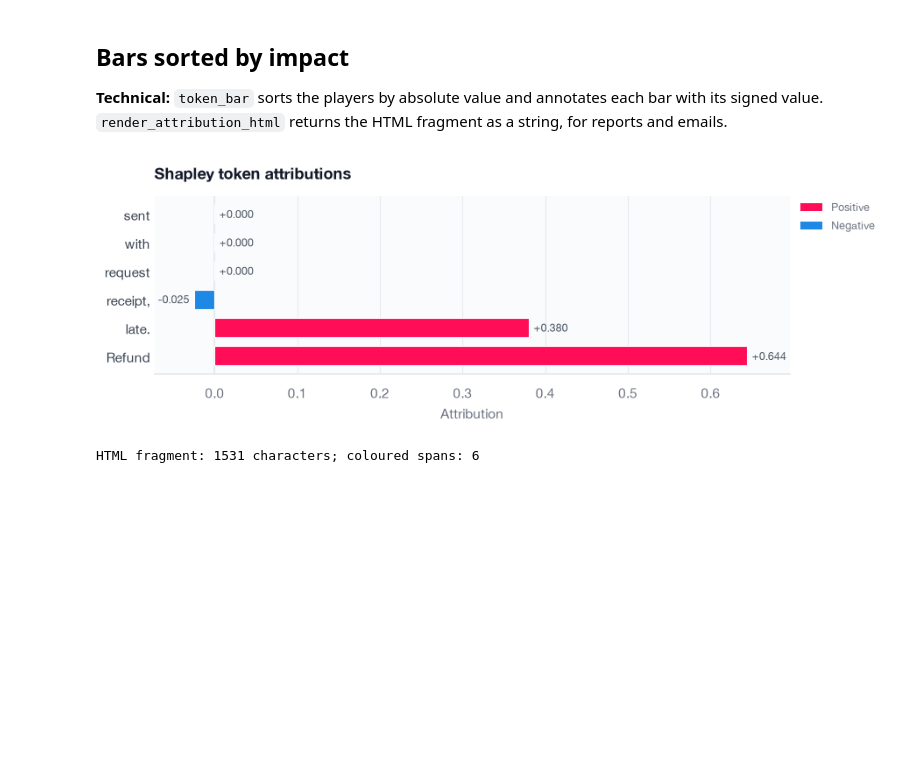
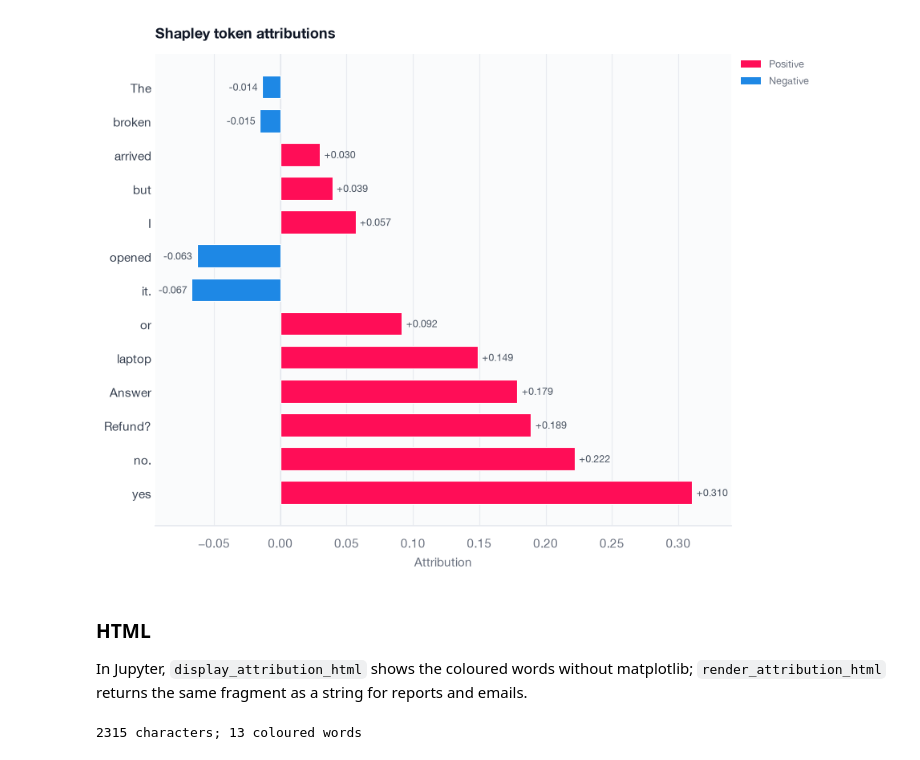
Before and after one commit to Pawlo77/MLLM-SHAP, a Jupyter notebook: examples/attribution_viz.ipynb, the cells around one changed output. Saved outputs shown, nothing was run; the diff lists cells and outputs as text; code cells hidden in the pictures; blank space fills up the shorter version.

```diff
--- a/examples/attribution_viz.ipynb
+++ b/examples/attribution_viz.ipynb
@@ -115,19 +111,15 @@ display_attribution_html(output, snapshot, output.player_set, title="Refund requ
+# %%
+render_attribution(words, prompt, words.player_set, renderer="token_bar")
+plt.show()
+# %% [output]
+[figure, added]
 # %% [markdown]
-## Bars sorted by impact
+### HTML
 
-**Technical:** `token_bar` sorts the players by absolute value and annotates each bar with its signed value. `render_attribution_html` returns the HTML fragment as a string, for reports and emails.
+In Jupyter, `display_attribution_html` shows the coloured words without matplotlib; `render_attribution_html` returns the same fragment as a string for reports and emails.
 # %%
-render_attribution(output, snapshot, output.player_set, renderer="token_bar")
-plt.show()
-html = render_attribution_html(
-    output, snapshot, output.player_set, title="Refund request"
-)
-print(
-    "HTML fragment:",
-    len(html),
-    "characters; coloured spans:",
-    html.count("background-color"),
-)
+display_attribution_html(words, prompt, words.player_set, title="Refund request")
+html = render_attribution_html(words, prompt, words.player_set, title="Refund request")
+print(len(html), "characters;", html.count("background-color"), "coloured words")
 # %% [output]
-[figure, removed]
-HTML fragment: 1531 characters; coloured spans: 6
+2315 characters; 13 coloured words
```
Also changed, not shown: parts of 23 cells of this notebook, 7 other files.
